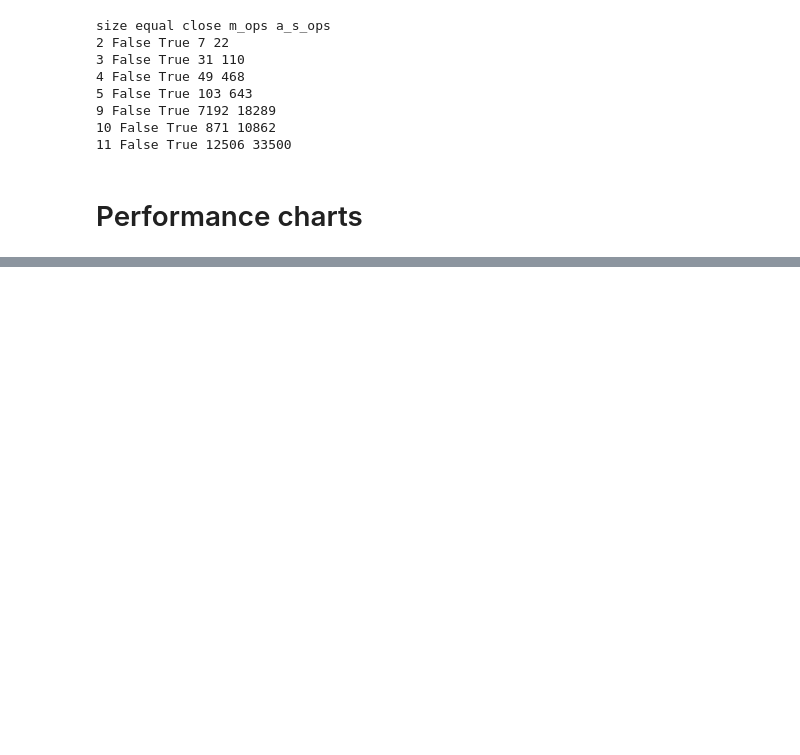
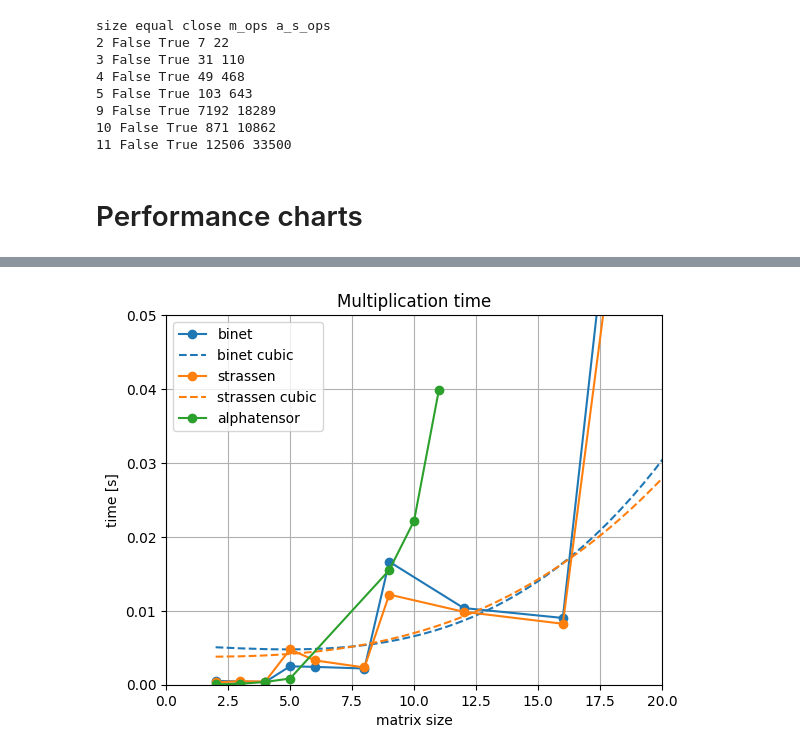
Before and after one commit to WerminskiGabriel/AGH-MatrixAlgo, a Jupyter notebook: lab1/lab1.ipynb, the cells around one changed output, grey strips where cells are left out. Cells and saved outputs as stored; diff of their text form; code cells hidden in the pictures; blank space fills up the shorter version.

```diff
--- a/lab1/lab1.ipynb
+++ b/lab1/lab1.ipynb
@@ -349,3 +352,16 @@ plt.show()
+# %%
+plot_with_fits(plot_sizes, binet_times, "binet", xlim=(0, 20), ylim=(0, 0.05))
+plot_with_fits(plot_sizes, strassen_times, "strassen", xlim=(0, 20), ylim=(0, 0.05))
+plt.plot(ai_sizes, ai_times, "o-", label="alphatensor")
+plt.title("Multiplication time")
+plt.xlabel("matrix size")
+plt.ylabel("time [s]")
+plt.legend()
+plt.grid(True)
+plt.savefig("typst/imgs/multiplication_time_close.png")
+plt.show()
+# %% [output]
+[figure, added]
 # %%
 plot_with_fits(plot_sizes, binet_m_ops, "binet")
 plot_with_fits(plot_sizes, strassen_m_ops, "strassen")
```
Also changed, not shown: parts of 8 cells of this notebook, 12 other files.
